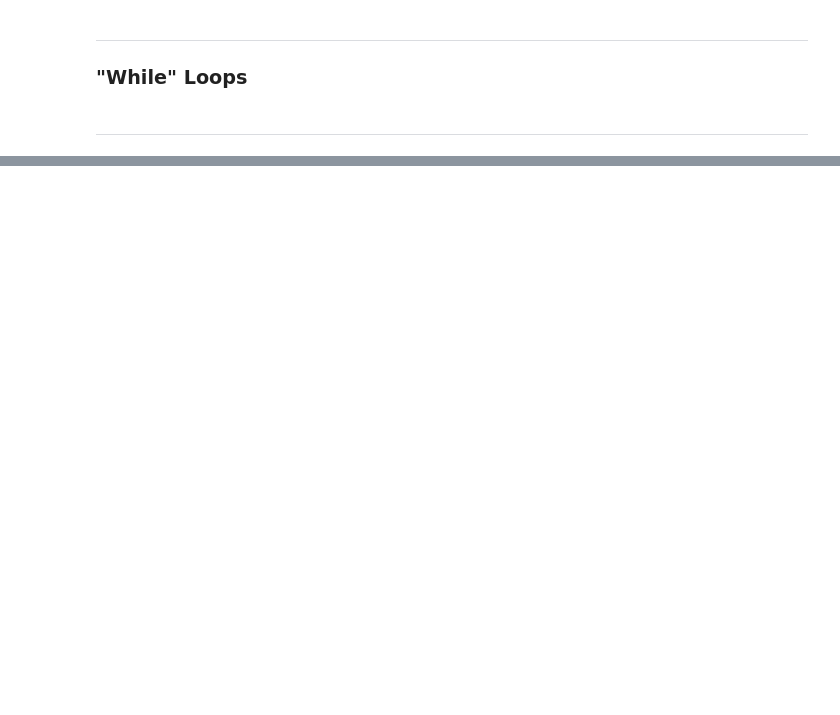
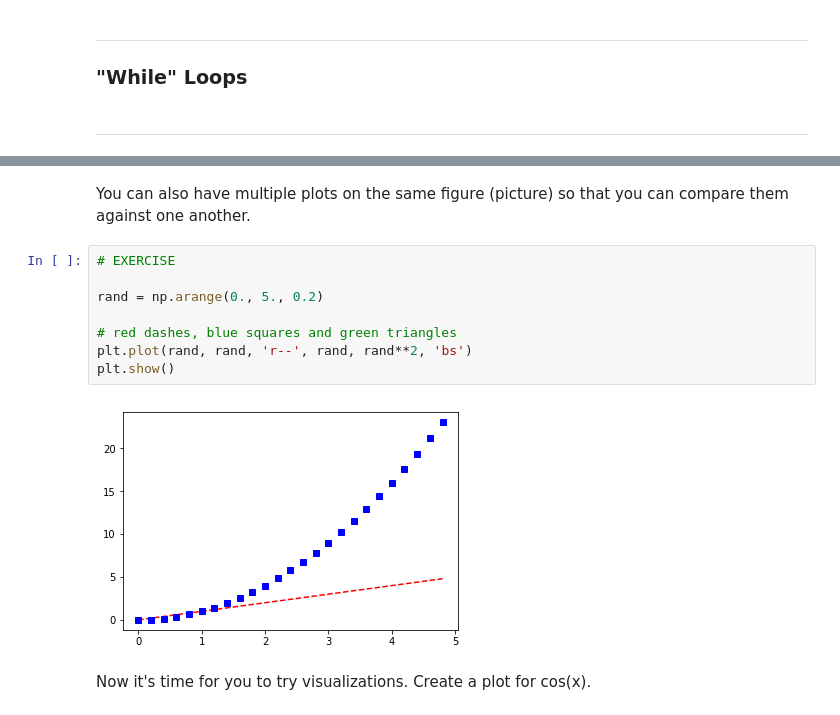
Before and after one commit to Cal-NERDS/intro-to-python, a Jupyter notebook: Intro-to-Python-V3.ipynb, the cells around one changed output, grey strips where cells are left out. Drawn from its saved outputs; the diff is of its cells as text; blank space fills up the shorter version.

```diff
--- a/Intro-to-Python-V3.ipynb
+++ b/Intro-to-Python-V3.ipynb
@@ -888,0 +1026,14 @@ Intro to section 2 here.
+# %% [markdown]
+You can also have multiple plots on the same figure (picture) so that you can compare them against one another.
+# %%
+# EXERCISE
+
+rand = np.arange(0., 5., 0.2)
+
+# red dashes, blue squares and green triangles
+plt.plot(rand, rand, 'r--', rand, rand**2, 'bs')
+plt.show()
+# %% [output]
+[figure, added]
+# %% [markdown]
+Now it's time for you to try visualizations. Create a plot for cos(x).
```
Also changed, not shown: parts of 98 cells of this notebook.
